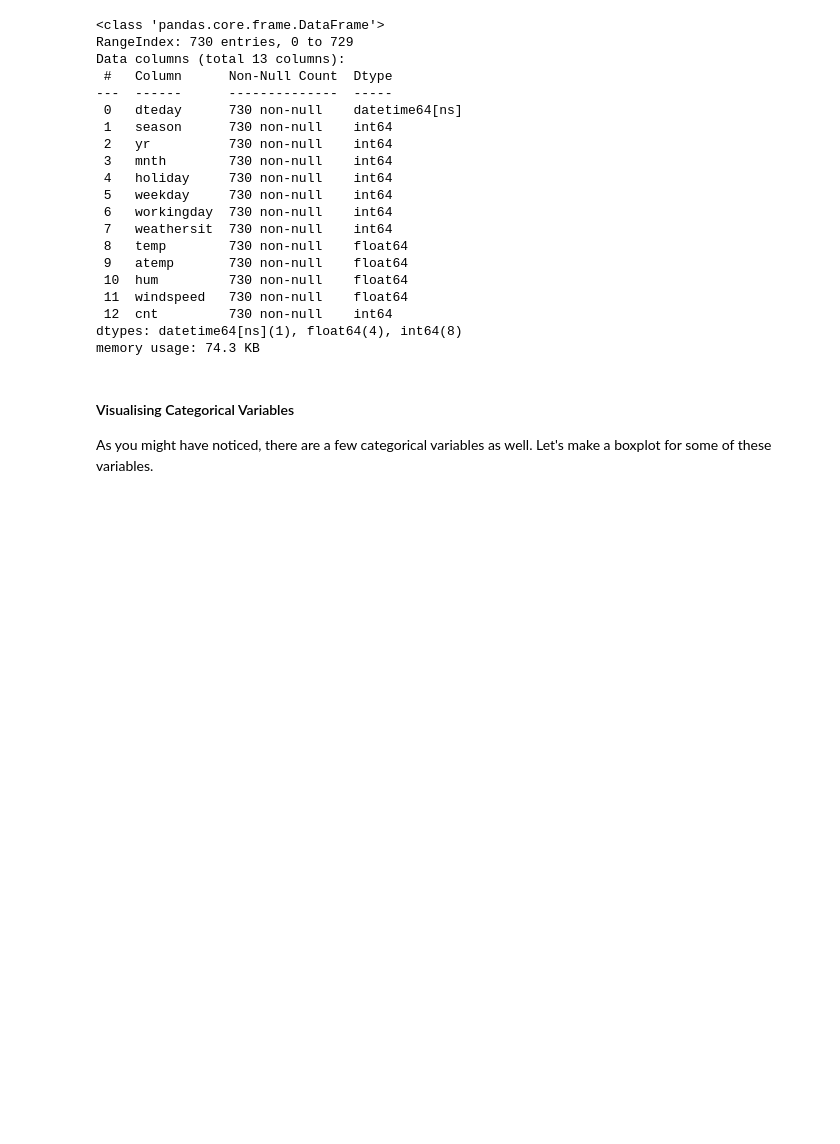
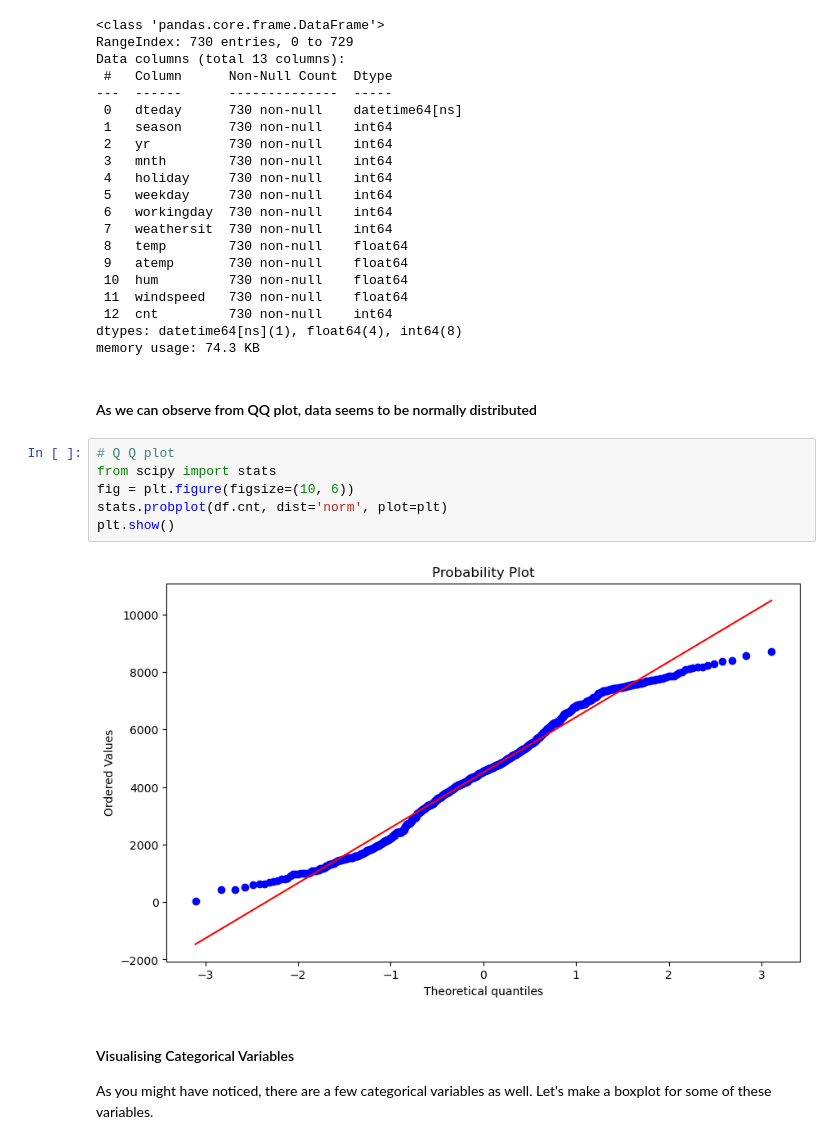
Before and after one commit to prtmoswal/boombike_assignment_preetam_final, a Jupyter notebook: BoomBikes Sharing Assignment Preetam Oswal v_1.ipynb, the cells around one changed output. Cells and saved outputs as stored; diff of their text form; blank space fills up the shorter version.

```diff
--- a/BoomBikes Sharing Assignment Preetam Oswal v_1.ipynb
+++ b/BoomBikes Sharing Assignment Preetam Oswal v_1.ipynb
@@ -157,6 +157,16 @@ Data columns (total 13 columns):
  12  cnt         730 non-null    int64
 dtypes: datetime64[ns](1), float64(4), int64(8)
 memory usage: 74.3 KB
+# %% [markdown]
+#### As we can observe from QQ plot, data seems to be normally distributed
+# %%
+# Q Q plot
+from scipy import stats
+fig = plt.figure(figsize=(10, 6))
+stats.probplot(df.cnt, dist='norm', plot=plt)
+plt.show()
+# %% [output]
+[figure, added]
 # %% [markdown]
 #### Visualising Categorical Variables
 
```
Also changed, not shown: parts of 6 cells of this notebook.
